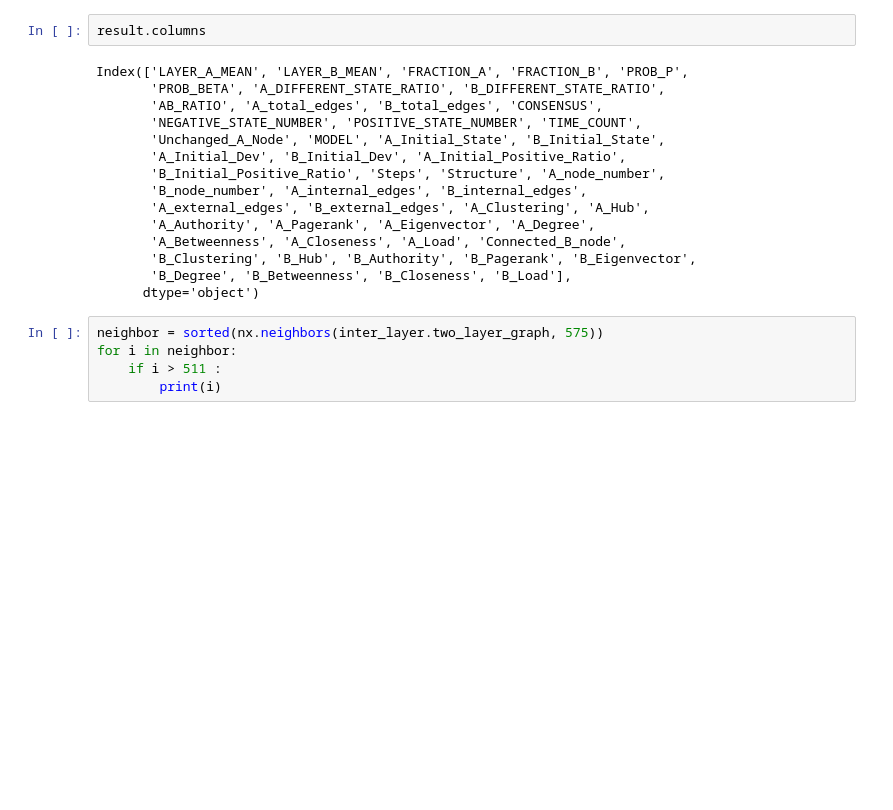
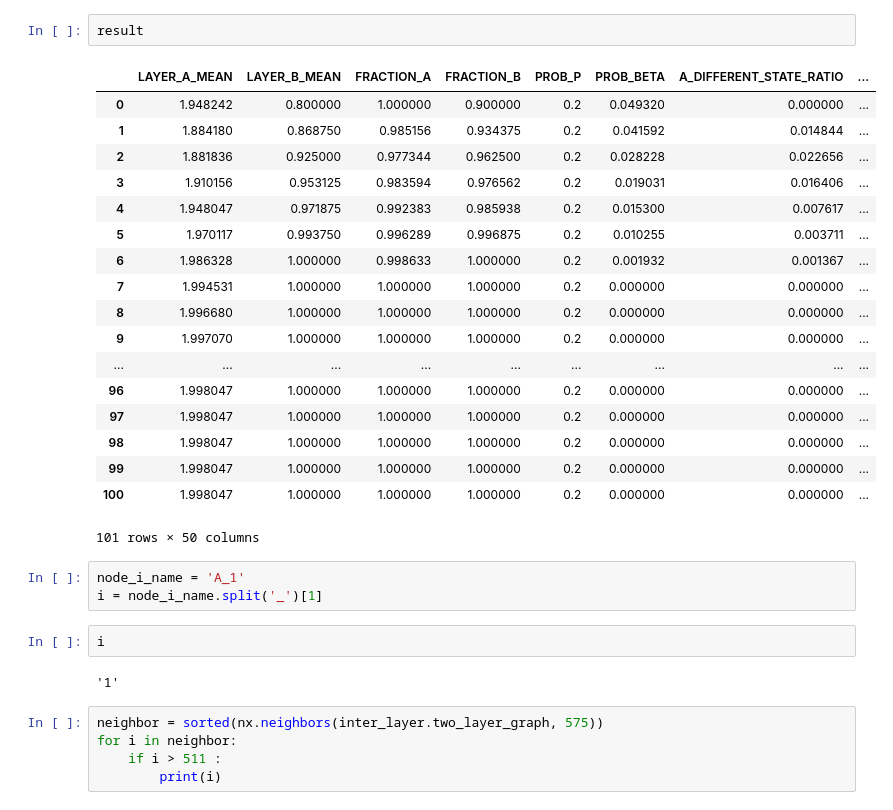
Before and after one commit to leighsix/CompetitionPycharm, a Jupyter notebook: finding_key_node.ipynb, the cells around one changed output. Drawn from its saved outputs; the diff is of its cells as text; blank space fills up the shorter version.

```diff
--- a/finding_key_node.ipynb
+++ b/finding_key_node.ipynb
@@ -42,20 +62,31 @@ result = repeat.repeat_dynamics(setting, prob_p, beta, node_i_name)
 # %%
-result.columns
+result
 # %% [output]
+|  | LAYER_A_MEAN | LAYER_B_MEAN | FRACTION_A | FRACTION_B | PROB_P | PROB_BETA | A_DIFFERENT_STATE_RATIO | ... |
+| 0 | 1.948242 | 0.800000 | 1.000000 | 0.900000 | 0.2 | 0.049320 | 0.000000 | ... |
+| 1 | 1.884180 | 0.868750 | 0.985156 | 0.934375 | 0.2 | 0.041592 | 0.014844 | ... |
+| 2 | 1.881836 | 0.925000 | 0.977344 | 0.962500 | 0.2 | 0.028228 | 0.022656 | ... |
+| 3 | 1.910156 | 0.953125 | 0.983594 | 0.976562 | 0.2 | 0.019031 | 0.016406 | ... |
+| 4 | 1.948047 | 0.971875 | 0.992383 | 0.985938 | 0.2 | 0.015300 | 0.007617 | ... |
+| 5 | 1.970117 | 0.993750 | 0.996289 | 0.996875 | 0.2 | 0.010255 | 0.003711 | ... |
+| 6 | 1.986328 | 1.000000 | 0.998633 | 1.000000 | 0.2 | 0.001932 | 0.001367 | ... |
+| 7 | 1.994531 | 1.000000 | 1.000000 | 1.000000 | 0.2 | 0.000000 | 0.000000 | ... |
+| 8 | 1.996680 | 1.000000 | 1.000000 | 1.000000 | 0.2 | 0.000000 | 0.000000 | ... |
+| 9 | 1.997070 | 1.000000 | 1.000000 | 1.000000 | 0.2 | 0.000000 | 0.000000 | ... |
+| ... | ... | ... | ... | ... | ... | ... | ... | ... |
+| 96 | 1.998047 | 1.000000 | 1.000000 | 1.000000 | 0.2 | 0.000000 | 0.000000 | ... |
+| 97 | 1.998047 | 1.000000 | 1.000000 | 1.000000 | 0.2 | 0.000000 | 0.000000 | ... |
+| 98 | 1.998047 | 1.000000 | 1.000000 | 1.000000 | 0.2 | 0.000000 | 0.000000 | ... |
+| 99 | 1.998047 | 1.000000 | 1.000000 | 1.000000 | 0.2 | 0.000000 | 0.000000 | ... |
+| 100 | 1.998047 | 1.000000 | 1.000000 | 1.000000 | 0.2 | 0.000000 | 0.000000 | ... |
-Index(['LAYER_A_MEAN', 'LAYER_B_MEAN', 'FRACTION_A', 'FRACTION_B', 'PROB_P',
-       'PROB_BETA', 'A_DIFFERENT_STATE_RATIO', 'B_DIFFERENT_STATE_RATIO',
-       'AB_RATIO', 'A_total_edges', 'B_total_edges', 'CONSENSUS',
-       'NEGATIVE_STATE_NUMBER', 'POSITIVE_STATE_NUMBER', 'TIME_COUNT',
-       'Unchanged_A_Node', 'MODEL', 'A_Initial_State', 'B_Initial_State',
-       'A_Initial_Dev', 'B_Initial_Dev', 'A_Initial_Positive_Ratio',
-       'B_Initial_Positive_Ratio', 'Steps', 'Structure', 'A_node_number',
-       'B_node_number', 'A_internal_edges', 'B_internal_edges',
-       'A_external_edges', 'B_external_edges', 'A_Clustering', 'A_Hub',
-       'A_Authority', 'A_Pagerank', 'A_Eigenvector', 'A_Degree',
-       'A_Betweenness', 'A_Closeness', 'A_Load', 'Connected_B_node',
-       'B_Clustering', 'B_Hub', 'B_Authority', 'B_Pagerank', 'B_Eigenvector',
-       'B_Degree', 'B_Betweenness', 'B_Closeness', 'B_Load'],
-      dtype='object')
+101 rows × 50 columns
+# %%
+node_i_name = 'A_1'
+i = node_i_name.split('_')[1]
+# %%
+i
+# %% [output]
+'1'
 # %%
 neighbor = sorted(nx.neighbors(inter_layer.two_layer_graph, 575))
 for i in neighbor:
```
Also changed, not shown: parts of 9 cells of this notebook, 15 other files.
